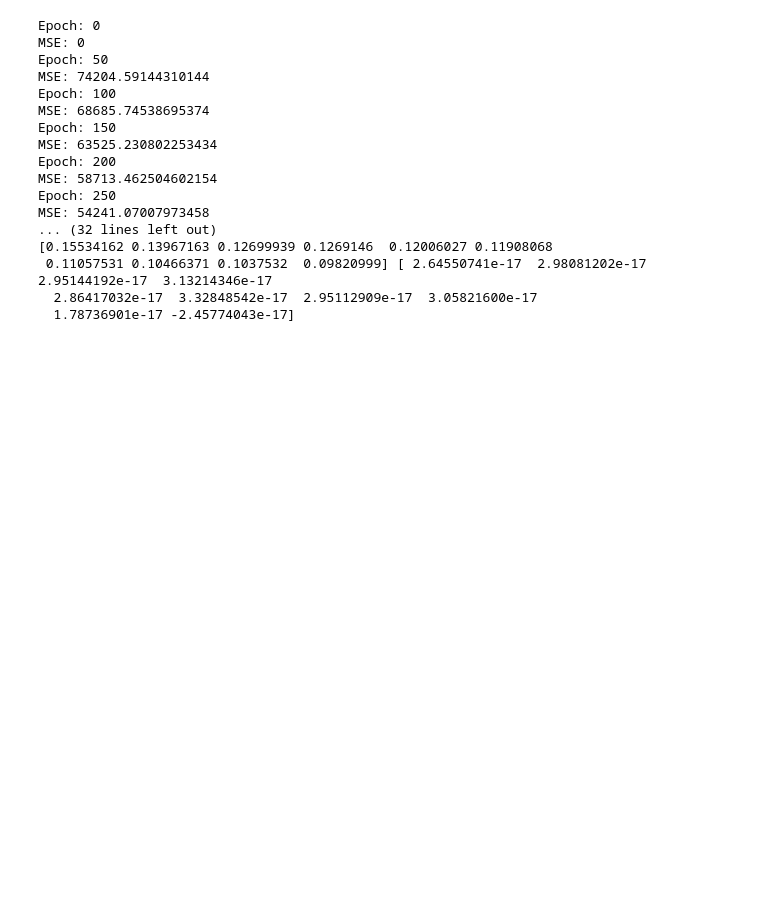
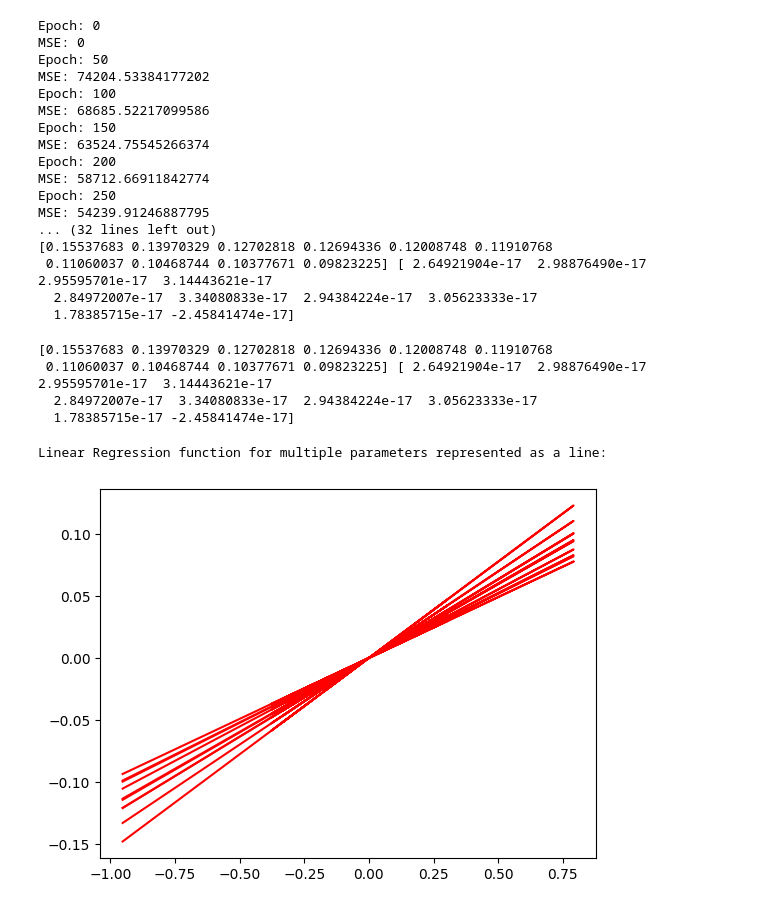
Before and after one commit to Manas-AI-Taskphase/priyanshu_sharma, a Jupyter notebook: Multiple Linear Regressions/multiple-linear-regressions.ipynb, the cells around one changed output. Saved outputs shown, nothing was run; the diff lists cells and outputs as text; code cells hidden in the pictures; blank space fills up the shorter version.

Commit message:
add linear regression graph

```diff
--- a/Multiple Linear Regressions/multiple-linear-regressions.ipynb
+++ b/Multiple Linear Regressions/multiple-linear-regressions.ipynb
@@ -13,7 +15,16 @@ std = train.std()
 train = (train - mean) / std
 test = (test - mean.drop("SalePrice")) / std.drop("SalePrice")
 # %%
-def gradient_descent(m_now, b_now, points, L, alpha):
+# Initialising variables and lists
+m = np.zeros(len(train.columns)-1)
+b = 0
+L = 0.0001
+cmse = 0
+epochs = 1100 # epoch signifies number of iterations to reduce the error and make the function more accurate
+msefunc = [0 for x in range(epochs)] # initialised list to store MSE values over different epochs
+
+# Gradient Descent function
+def gradient_descent(m_now, b_now, points, L):
     m_gradient = np.zeros(len(m_now))
     b_gradient = 0
     mse = 0
@@ -23,12 +34,12 @@ def gradient_descent(m_now, b_now, points, L, alpha):
     for i in range(n):
         x = points.iloc[i][: -1].values
         y = points.iloc[i].SalePrice
-        mse += (np.dot(m_now, x) + b_now - y) ** 2
+        y_pred = np.dot(m_now,x) + b_now
+        mse += (y_pred - y) ** 2
         cmse = (mse * std.SalePrice + mean.SalePrice)
-        m_gradient += -(2/n) * x * (y - (m_now * x + b_now))
-        b_gradient += -(2/n) * (y - (m_now * x + b_now))
+        m_gradient += (-(2/n)) * x * (y - (m_now * x + b_now))
+        b_gradient += (-(2/n)) * (y - (m_now * x + b_now))
 
-    m_gradient += (np.dot(alpha,m_now)) / n
     m = m_now - m_gradient * L
     b = b_now - b_gradient * L
     cmse /= n
@@ -36,38 +47,45 @@ def gradient_descent(m_now, b_now, points, L, alpha):
     return m, b, temp[0]
 
 
-m = np.zeros(len(train.columns)-1)
-b = 0
-L = 0.0001
-cmse = 0
-alp = 5
-epochs = 1100
-hist = []
 for i in range(epochs):
     if i % 50 == 0:
         print(f"Epoch: {i}")
         print(f"MSE: {cmse}")
-    m, b, cmse = gradient_descent(m, b, train, L, alp)
-    hist.append(cmse)
-print(m, b)
+    m, b, cmse = gradient_descent(m, b, train, L)
+    msefunc[i] = cmse
 # %% [output]
 Epoch: 0
 MSE: 0
 Epoch: 50
-MSE: 74204.59144310144
+MSE: 74204.53384177202
 Epoch: 100
-MSE: 68685.74538695374
+MSE: 68685.52217099586
 Epoch: 150
-MSE: 63525.230802253434
+MSE: 63524.75545266374
 Epoch: 200
-MSE: 58713.462504602154
+MSE: 58712.66911842774
 Epoch: 250
-MSE: 54241.07007973458
+MSE: 54239.91246887795
 ... (32 lines left out)
-[0.15534162 0.13967163 0.12699939 0.1269146  0.12006027 0.11908068
- 0.11057531 0.10466371 0.1037532  0.09820999] [ 2.64550741e-17  2.98081202e-17  2.95144192e-17  3.13214346e-17
-  2.86417032e-17  3.32848542e-17  2.95112909e-17  3.05821600e-17
-  1.78736901e-17 -2.45774043e-17]
+[0.15537683 0.13970329 0.12702818 0.12694336 0.12008748 0.11910768
+ 0.11060037 0.10468744 0.10377671 0.09823225] [ 2.64921904e-17  2.98876490e-17  2.95595701e-17  3.14443621e-17
+  2.84972007e-17  3.34080833e-17  2.94384224e-17  3.05623333e-17
+  1.78385715e-17 -2.45841474e-17]
+# %%
+# Printing the values of m-gradient and b-gradient
+print (m , b)
+# %% [output]
+[0.15537683 0.13970329 0.12702818 0.12694336 0.12008748 0.11910768
+ 0.11060037 0.10468744 0.10377671 0.09823225] [ 2.64921904e-17  2.98876490e-17  2.95595701e-17  3.14443621e-17
+  2.84972007e-17  3.34080833e-17  2.94384224e-17  3.05623333e-17
+  1.78385715e-17 -2.45841474e-17]
+# %%
+print("Linear Regression function for multiple parameters represented as a line:")
+plt.plot (train.iloc[i][: -1].values, [np.dot(m, x) + b for x in train.iloc[i][: -1].values], color="red")
+plt.show()
+# %% [output]
+Linear Regression function for multiple parameters represented as a line:
+[figure, added]
 # %%
 prediction = [np.dot(m,x) + b for x in test.values]
 real = test.iloc[:, -1].values
```
Also changed, not shown: parts of 2 cells of this notebook.
